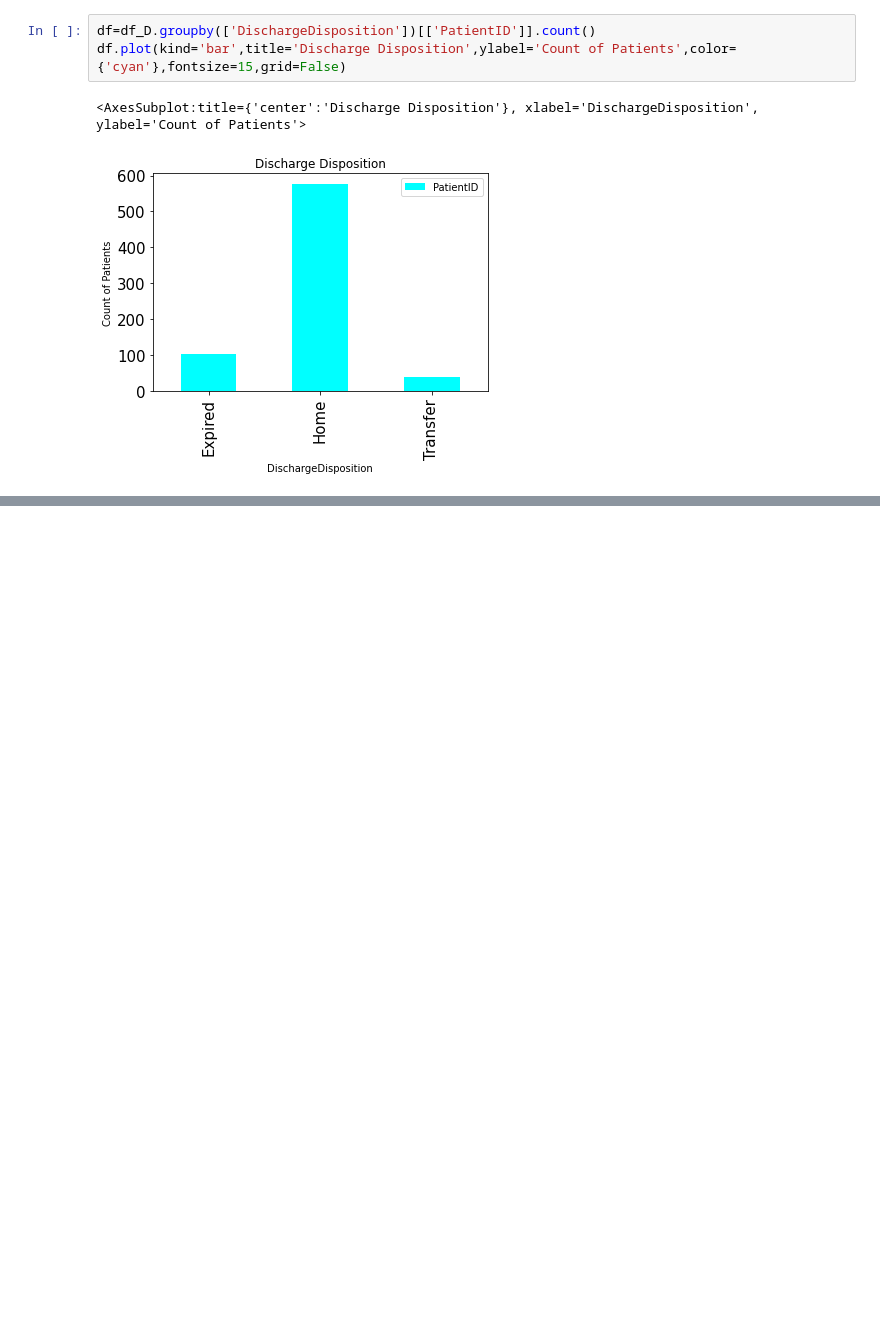
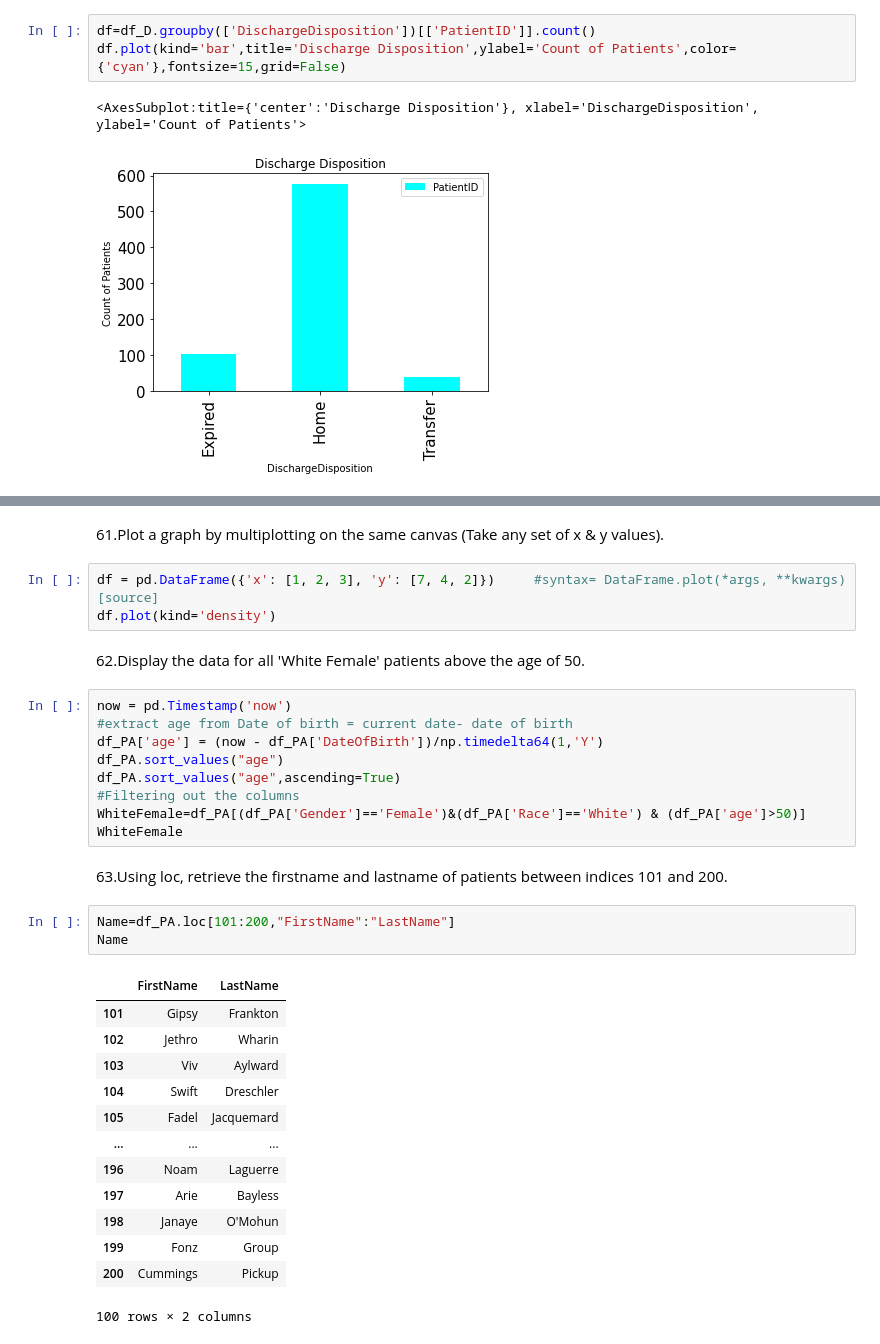
Before and after one commit to ArchanaDevaraju/python-warriors, a Jupyter notebook: Python Warriors-Divya .ipynb, the cells around one changed output, grey strips where cells are left out. Saved outputs shown, nothing was run; the diff lists cells and outputs as text; blank space fills up the shorter version.

```diff
--- a/Python Warriors-Divya .ipynb
+++ b/Python Warriors-Divya .ipynb
@@ -168,0 +224,35 @@ df.plot(kind='bar',title='Discharge Disposition',ylabel='Count of Patients',colo
+# %% [markdown]
+61.Plot a graph by multiplotting on the same canvas  (Take any set of x & y values).
+# %%
+df = pd.DataFrame({'x': [1, 2, 3], 'y': [7, 4, 2]})     #syntax= DataFrame.plot(*args, **kwargs)[source]
+df.plot(kind='density')
+# %% [markdown]
+62.Display the data for all 'White Female' patients above the age of 50.
+# %%
+now = pd.Timestamp('now')
+#extract age from Date of birth = current date- date of birth
+df_PA['age'] = (now - df_PA['DateOfBirth'])/np.timedelta64(1,'Y')
+df_PA.sort_values("age")
+df_PA.sort_values("age",ascending=True)
+#Filtering out the columns
+WhiteFemale=df_PA[(df_PA['Gender']=='Female')&(df_PA['Race']=='White') & (df_PA['age']>50)]
+WhiteFemale
+# %% [markdown]
+63.Using loc, retrieve the firstname and lastname of patients between indices 101 and 200.
+# %%
+Name=df_PA.loc[101:200,"FirstName":"LastName"]
+Name
+# %% [output]
+|  | FirstName | LastName |
+| 101 | Gipsy | Frankton |
+| 102 | Jethro | Wharin |
+| 103 | Viv | Aylward |
+| 104 | Swift | Dreschler |
+| 105 | Fadel | Jacquemard |
+| ... | ... | ... |
+| 196 | Noam | Laguerre |
+| 197 | Arie | Bayless |
+| 198 | Janaye | O'Mohun |
+| 199 | Fonz | Group |
+| 200 | Cummings | Pickup |
+100 rows × 2 columns
```
Also changed, not shown: parts of 26 cells of this notebook.
